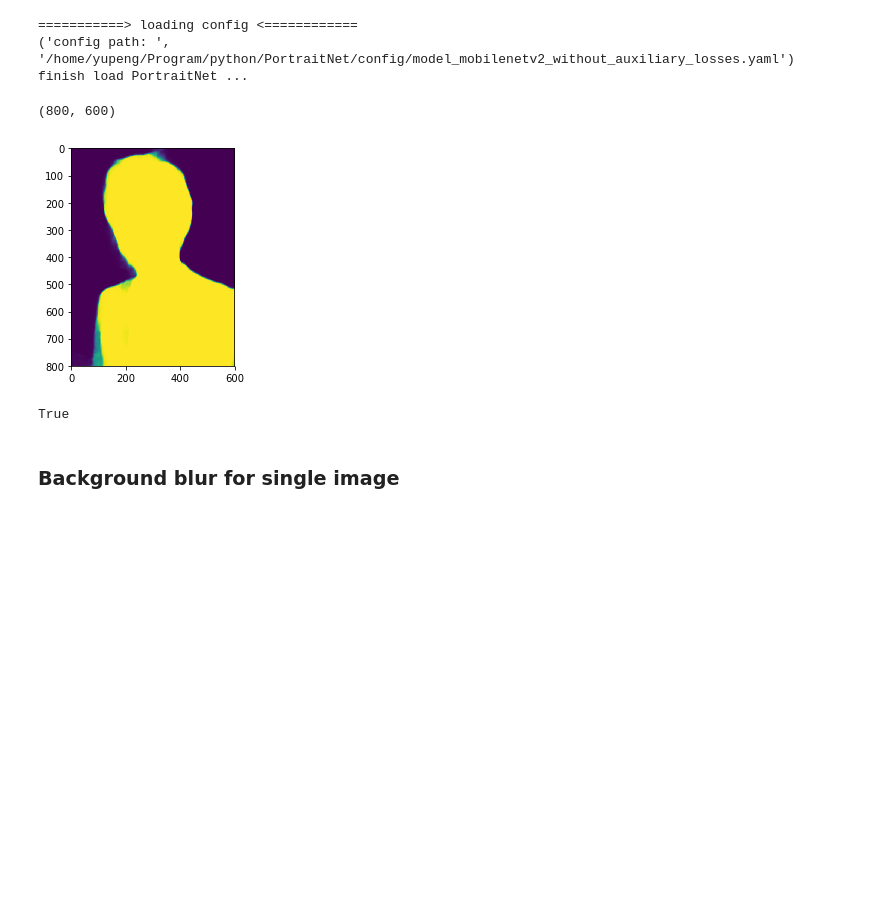
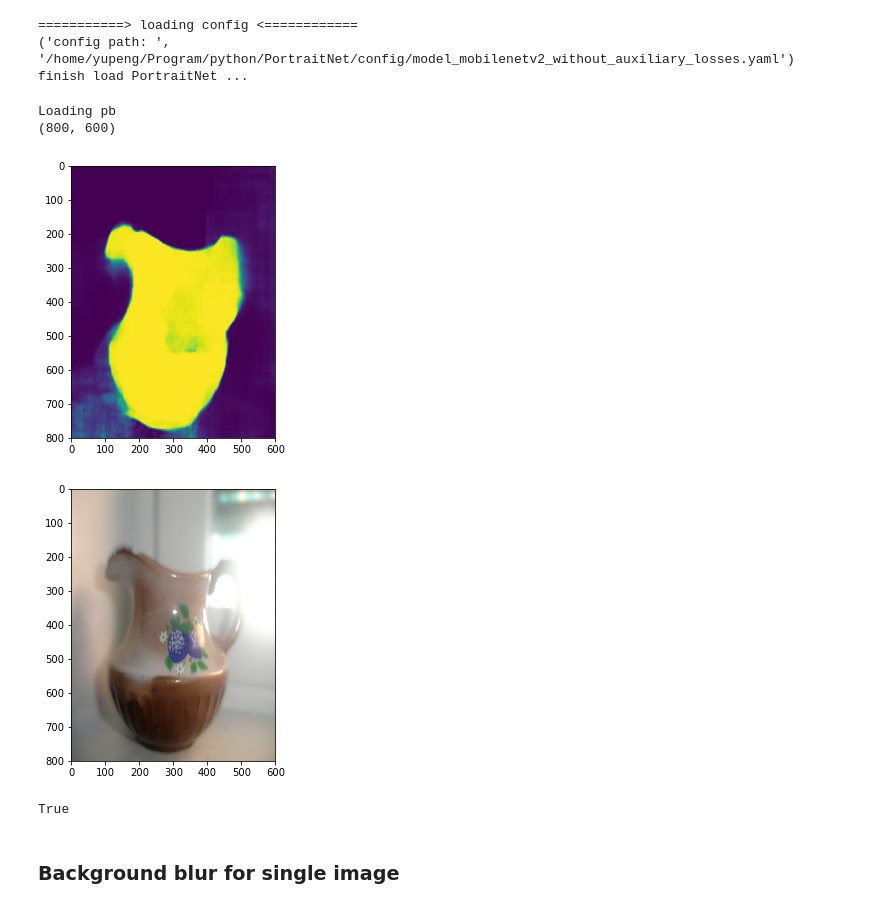
Before and after one commit to WWWeeettt/PortraitNet, a Jupyter notebook: myTest/VideoTest_tf.ipynb, the cells around one changed output. Drawn from its saved outputs; the diff is of its cells as text; code cells hidden in the pictures; blank space fills up the shorter version.

```diff
--- a/myTest/VideoTest_tf.ipynb
+++ b/myTest/VideoTest_tf.ipynb
@@ -149,7 +149,7 @@ def pred_single(model, exp_args, img_ori, prior=None):
 
         tf.global_variables_initializer().run()
         output_graph_def = tf.GraphDef()
-        with open("../myTrain/Model/result.pb", "rb") as f:
+        with open("../myTrain/Model/teapot.pb", "rb") as f:
             print("Loading pb")
             output_graph_def.ParseFromString(f.read())
             _ = tf.import_graph_def(output_graph_def, name="")
@@ -288,7 +288,7 @@ std=[63.793976, 63.89187,  65.8852  ]
 ('config path: ', '/home/yupeng/Program/python/PortraitNet/config/model_mobilenetv2_without_auxiliary_losses.yaml')
 finish load PortraitNet ...
 # %%
-img_ori = cv2.imread("/home/yupeng/Program/python/Data/EG1800/Images/00001.png")
+img_ori = cv2.imread("/home/yupeng/Program/python/Data/EG1800/Images/00433.png")
 
 background = img_ori.copy()
 background = cv2.blur(background, (17,17))
@@ -301,34 +301,38 @@ alphargb, pred = pred_single(netmodel, exp_args, img_ori, prior)
 
 print(alphargb.shape)
 
 # maxnow = -1e9
 # minnow = 1e9
 
 # for i in range(alphargb.shape[0]):
 #     for j in range(alphargb.shape[1]):
 #         if alphargb[i][j] < minnow:
 #             minnow = alphargb[i][j]
 #         if alphargb[i][j] > maxnow:
 #             maxnow = alphargb[i][j]
 
 # print(minnow, maxnow)
 
 # for i in range(800):
 #     for j in range(600):
 #         if ((alphargb[i][j] - minnow) / (maxnow - minnow) > 0.5):
 #             alphargb[i][j] = 1
 #         else:
 #             alphargb[i][j] = 0
 
 plt.imshow(alphargb)
 plt.show()
 
 alphargb = cv2.cvtColor(alphargb, cv2.COLOR_GRAY2BGR)
 result = np.uint8(img_ori * alphargb + background * (1-alphargb))
+plt.imshow(result)
+plt.show()
 cv2.imwrite("result.jpg", result)
 # %% [output]
+Loading pb
 (800, 600)
-[figure, old version]
+[figure, new version]
+[figure, added]
 True
 # %% [markdown]
 ### Background blur for single image
```
Also changed, not shown: 8 other files.
